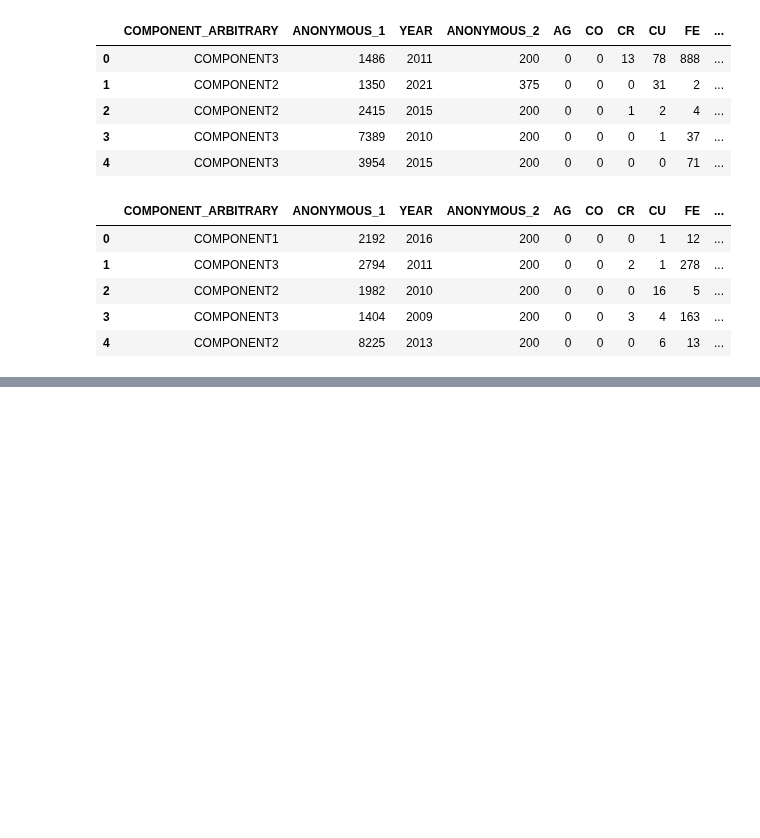
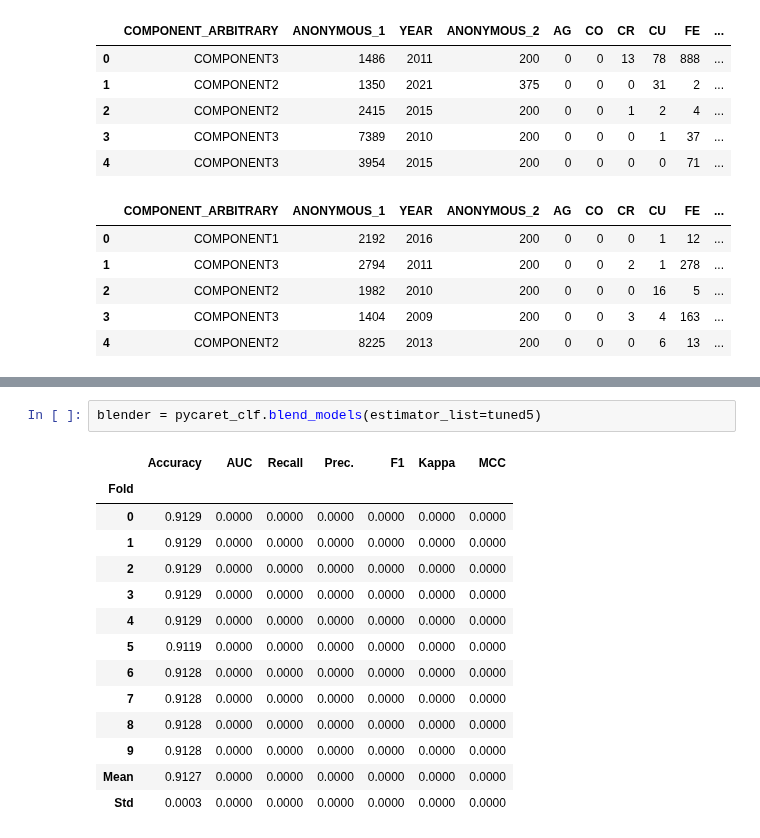
Before and after one commit to nuyhc/Struggles, a Jupyter notebook: Classifying Oil Conditions of Construction Machine/clf_oil_cond_cm.ipynb, the cells around one changed output, grey strips where cells are left out. Saved outputs shown, nothing was run; the diff lists cells and outputs as text; blank space fills up the shorter version.

```diff
--- a/Classifying Oil Conditions of Construction Machine/clf_oil_cond_cm.ipynb
+++ b/Classifying Oil Conditions of Construction Machine/clf_oil_cond_cm.ipynb
@@ -169,0 +136,17 @@ clf_xgb.fit(x_train, y_train, eval_set=[(x_test, y_test)], early_stopping_rounds
+# %%
+blender = pycaret_clf.blend_models(estimator_list=tuned5)
+# %% [output]
+|  | Accuracy | AUC | Recall | Prec. | F1 | Kappa | MCC |
+| Fold |  |  |  |  |  |  |  |
+| 0 | 0.9129 | 0.0000 | 0.0000 | 0.0000 | 0.0000 | 0.0000 | 0.0000 |
+| 1 | 0.9129 | 0.0000 | 0.0000 | 0.0000 | 0.0000 | 0.0000 | 0.0000 |
+| 2 | 0.9129 | 0.0000 | 0.0000 | 0.0000 | 0.0000 | 0.0000 | 0.0000 |
+| 3 | 0.9129 | 0.0000 | 0.0000 | 0.0000 | 0.0000 | 0.0000 | 0.0000 |
+| 4 | 0.9129 | 0.0000 | 0.0000 | 0.0000 | 0.0000 | 0.0000 | 0.0000 |
+| 5 | 0.9119 | 0.0000 | 0.0000 | 0.0000 | 0.0000 | 0.0000 | 0.0000 |
+| 6 | 0.9128 | 0.0000 | 0.0000 | 0.0000 | 0.0000 | 0.0000 | 0.0000 |
+| 7 | 0.9128 | 0.0000 | 0.0000 | 0.0000 | 0.0000 | 0.0000 | 0.0000 |
+| 8 | 0.9128 | 0.0000 | 0.0000 | 0.0000 | 0.0000 | 0.0000 | 0.0000 |
+| 9 | 0.9128 | 0.0000 | 0.0000 | 0.0000 | 0.0000 | 0.0000 | 0.0000 |
+| Mean | 0.9127 | 0.0000 | 0.0000 | 0.0000 | 0.0000 | 0.0000 | 0.0000 |
+| Std | 0.0003 | 0.0000 | 0.0000 | 0.0000 | 0.0000 | 0.0000 | 0.0000 |
```
Also changed, not shown: parts of 28 cells of this notebook.
